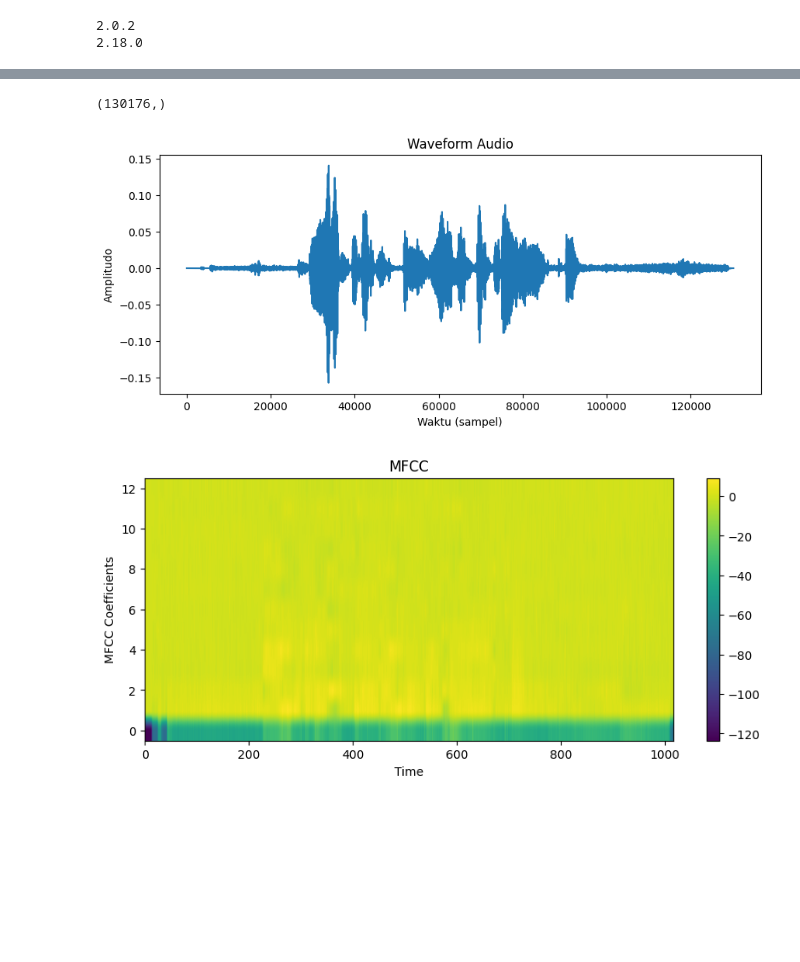
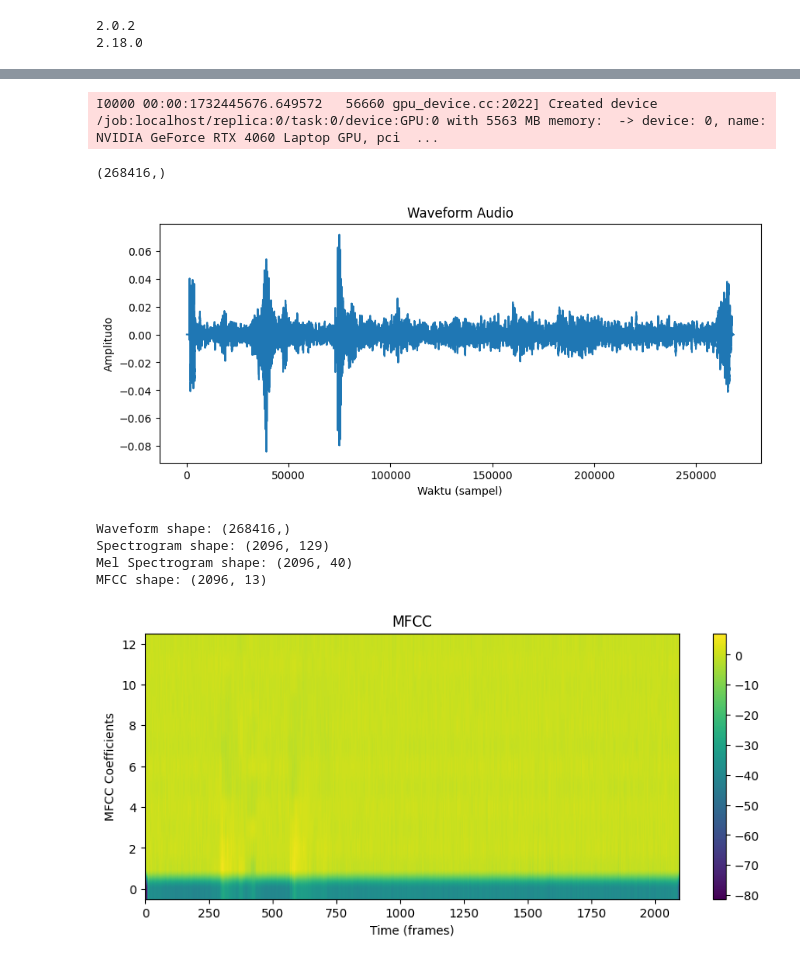
Before and after one commit to InstaHelp-CapstoneProject/MachineLearning, a Jupyter notebook: speech_to_text.ipynb, the cells around one changed output, grey strips where cells are left out. Drawn from its saved outputs; the diff is of its cells as text; code cells hidden in the pictures; blank space fills up the shorter version.

```diff
--- a/speech_to_text.ipynb
+++ b/speech_to_text.ipynb
@@ -55,21 +64,22 @@ transcripts.head()
 # %%
-audio_binary = tf.io.read_file("Dataset/clips/common_voice_id_39599471.wav")
+audio_binary = tf.io.read_file("Dataset/clips/common_voice_id_23033570.wav")
 audio,_ = tf.audio.decode_wav(audio_binary)
 waveform = tf.squeeze(audio, axis=-1)
 waveform = tf.cast(waveform, tf.float32)
 signal = waveform
 print(signal.shape)
 
 # Plot waveform
 plt.figure(figsize=(10, 4))
 plt.plot(signal)
 plt.title("Waveform Audio")
 plt.xlabel("Waktu (sampel)")
 plt.ylabel("Amplitudo")
 plt.show()
 # %% [output]
-(130176,)
+I0000 00:00:1732445676.649572   56660 gpu_device.cc:2022] Created device /job:localhost/replica:0/task:0/device:GPU:0 with 5563 MB memory:  -> device: 0, name: NVIDIA GeForce RTX 4060 Laptop GPU, pci  ...
+(268416,)
-[figure, old version]
+[figure, new version]
 # %%
 # Parameter STFT dan Mel
 frame_length = 256
@@ -92,15 +102,25 @@ log_mel_spectrogram = tf.math.log(mel_spectrogram + 1e-6)
 # Ekstraksi MFCC
 mfccs = tf.signal.mfccs_from_log_mel_spectrograms(log_mel_spectrogram)[..., :num_mfccs]
 
+# Debugging shapes (opsional)
+print("Waveform shape:", waveform.shape)
+print("Spectrogram shape:", spectrogram.shape)
+print("Mel Spectrogram shape:", mel_spectrogram.shape)
+print("MFCC shape:", mfccs.shape)
+
 # Plot MFCC
 plt.figure(figsize=(10, 4))
-plt.imshow(mfccs.numpy().T, aspect='auto', origin='lower')
+plt.imshow(mfccs.numpy().T, aspect='auto', origin='lower', cmap='viridis')
 plt.title("MFCC")
-plt.xlabel("Time")
+plt.xlabel("Time (frames)")
 plt.ylabel("MFCC Coefficients")
 plt.colorbar()
 plt.show()
 # %% [output]
+Waveform shape: (268416,)
+Spectrogram shape: (2096, 129)
+Mel Spectrogram shape: (2096, 40)
+MFCC shape: (2096, 13)
-[figure, old version]
+[figure, new version]
 # %%
 # Normalisasi MFCC
```
Also changed, not shown: parts of 25 cells of this notebook, 1 other file.
